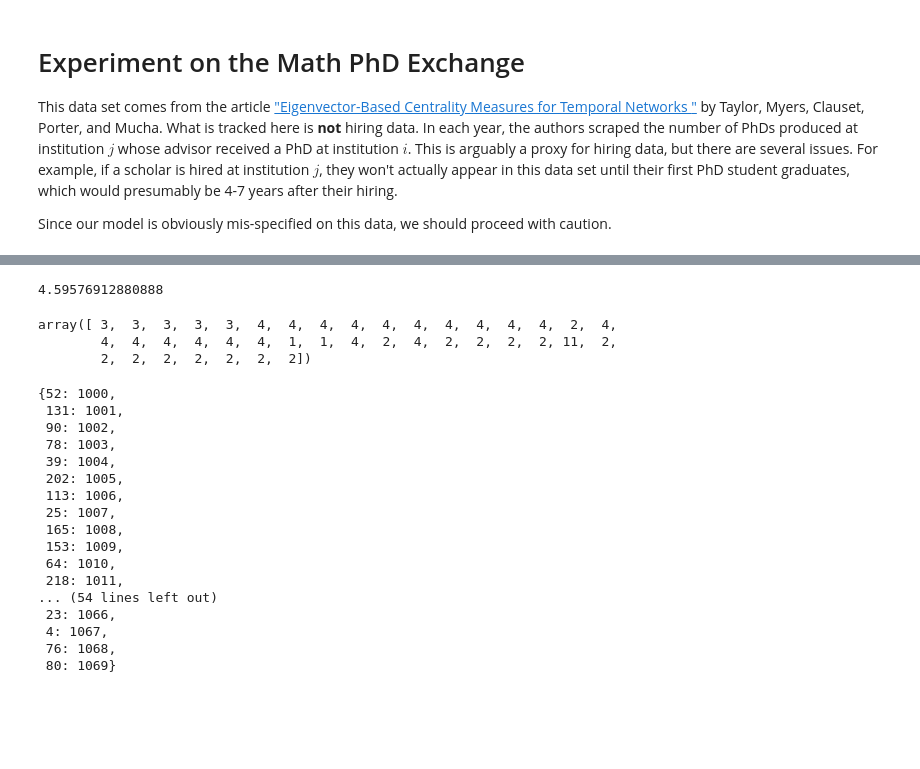
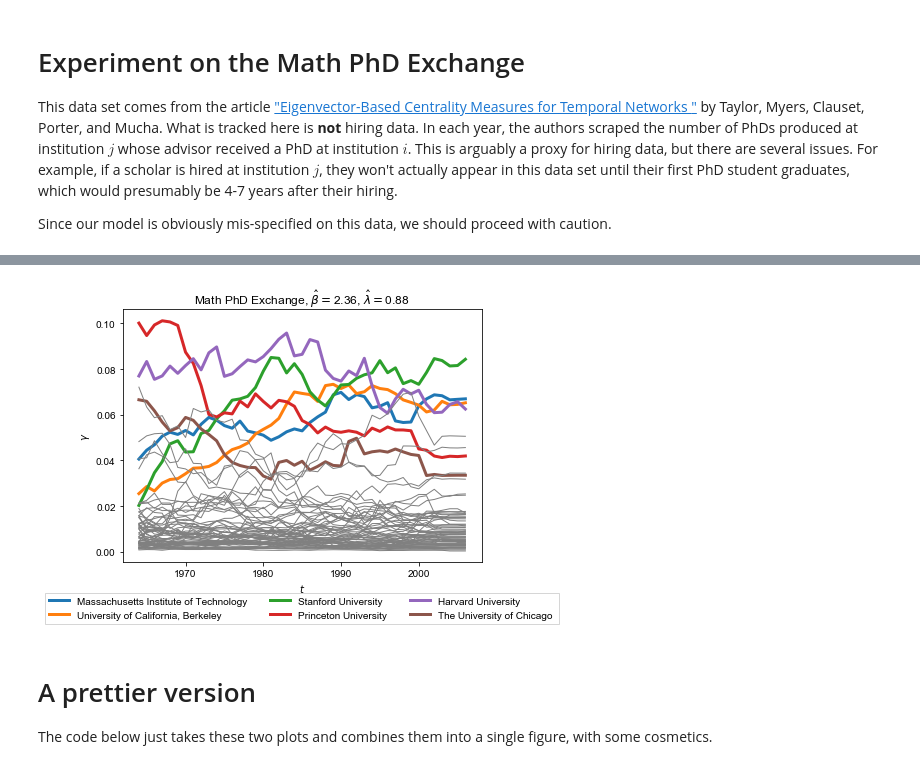
Before and after one commit to PhilChodrow/prestige_reinforcement, a Jupyter notebook: math_phd_exchange.ipynb, the cells around one changed output, grey strips where cells are left out. Saved outputs shown, nothing was run; the diff lists cells and outputs as text; code cells hidden in the pictures; blank space fills up the shorter version.

```diff
--- a/math_phd_exchange.ipynb
+++ b/math_phd_exchange.ipynb
@@ -65,9 +119,10 @@ A0 = A0*((v[-1] - v[0]) / len(v))
 # %%
 T_ = T[t_start:,:,:]
 
-lam = .86
+years = np.arange(df.year.min() + t_start, df.year.max()+1)
+lam = lambda_hat
 n_rounds = T_.shape[0]
-beta = 2.36
+beta = beta_hat
 
 # def plot_gammas(T, lam, title = '', figsize = (5,4)):
 A = estimation.state_matrix(T_, lam, A0) # check in on this state matrix computation, seems off
@@ -75,14 +130,5 @@ GAMMA = np.zeros((n_rounds, n))
 for k in range(n_rounds):
     GAMMA[k] = estimation.compute_gamma(A[k], beta)
 
-fig = plt.figure(figsize = (5,3))
-ax = fig.add_subplot(111)
-
-for l in range(n):
-    ax.plot(GAMMA[:,l])
-ax.spines['top'].set_visible(False)
-ax.spines['right'].set_visible(False)
-ax.set(xlabel = r'$t$',
-       ylabel = r'$\gamma$')
-
-plt.tight_layout()
+top_trajectories = np.unique(GAMMA.argmax(axis = 1))
+top_trajectories = (-GAMMA.mean(axis = 0)).argsort()[0:6]
@@ -91,33 +134,0 @@ plt.tight_layout()
-# %%
-np.log(.5) / np.log(lam)
-# %% [output]
-4.59576912880888
-# %%
-maxes = GAMMA.argmax(axis = 1)
-maxes
-# for i in maxes:
-#     print(snames[i+1])
-# %% [output]
-array([ 3,  3,  3,  3,  3,  4,  4,  4,  4,  4,  4,  4,  4,  4,  4,  2,  4,
-        4,  4,  4,  4,  4,  4,  1,  1,  4,  2,  4,  2,  2,  2,  2, 11,  2,
-        2,  2,  2,  2,  2,  2,  2])
-# %%
-lookup
-# %% [output]
-{52: 1000,
- 131: 1001,
- 90: 1002,
- 78: 1003,
- 39: 1004,
- 202: 1005,
- 113: 1006,
- 25: 1007,
- 165: 1008,
- 153: 1009,
- 64: 1010,
- 218: 1011,
-... (54 lines left out)
- 23: 1066,
- 4: 1067,
- 76: 1068,
- 80: 1069}
@@ -135 +135,28 @@ M = estimation.likelihood_surface(T_, LAMBDA, BETA, A0)
+# %%
+fig = plt.figure(figsize = (7,5))
+ax = fig.add_subplot(111)
+
+k = 0
+for l in range(n):
+    if l in top_trajectories:
+        ax.plot(years, GAMMA[:,l], alpha = 1, linewidth = 3, label = lookup[l])
+        k += 1
+    else:
+        ax.plot(years, GAMMA[:,l], color = 'grey', alpha = 1, linewidth = 1)
+
+
+    ax.set(xlabel = r'$t$',
+       ylabel = r'$\gamma$',
+       title = r'Math PhD Exchange, $\hat{\beta} = $' + str(round(beta_hat, 2)) + r', $\hat{\lambda} = $' + str(round(lambda_hat, 2)))
+
+ax.legend(loc='upper center', bbox_to_anchor=(0.5, -0.1),
+          fancybox=False, shadow=False, ncol=3)
+
+plt.tight_layout()
+# %% [output]
+[figure, added]
+# %% [markdown]
+# A prettier version
+
+The code below just takes these two plots and combines them into a single figure, with some cosmetics.
 # %%
```
Also changed, not shown: parts of 17 cells of this notebook.
